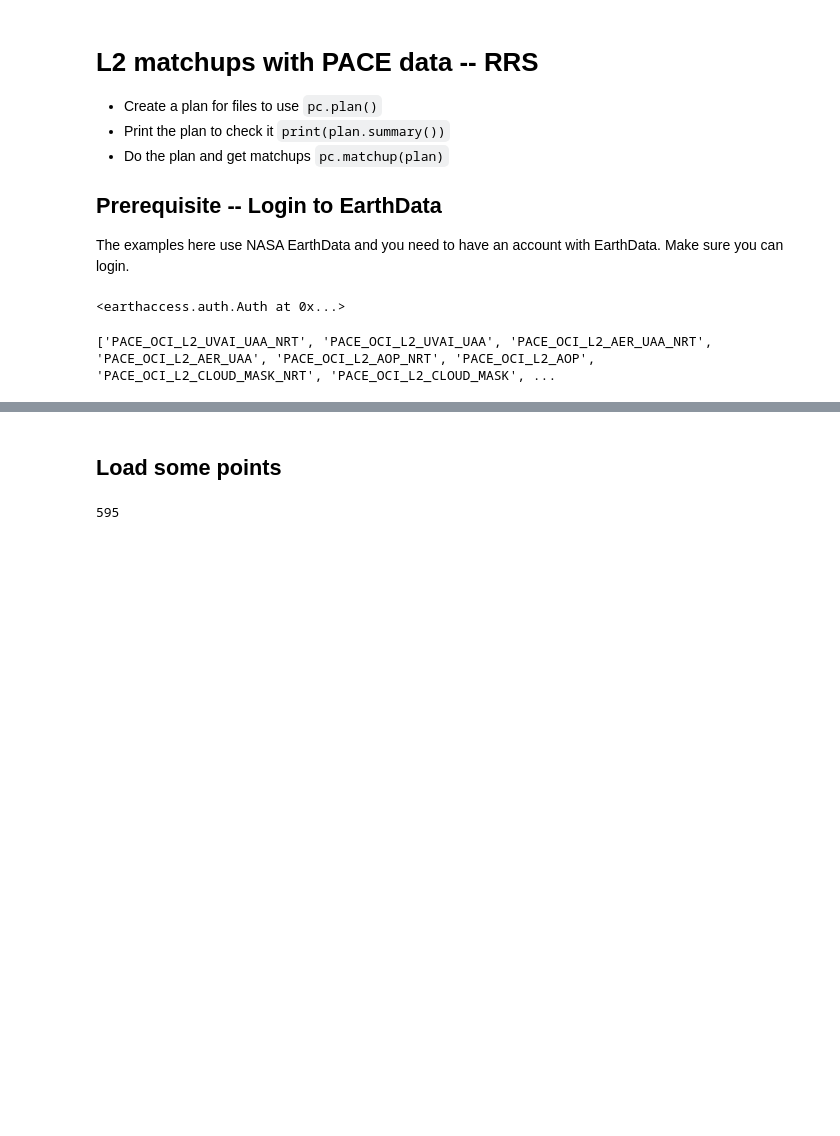
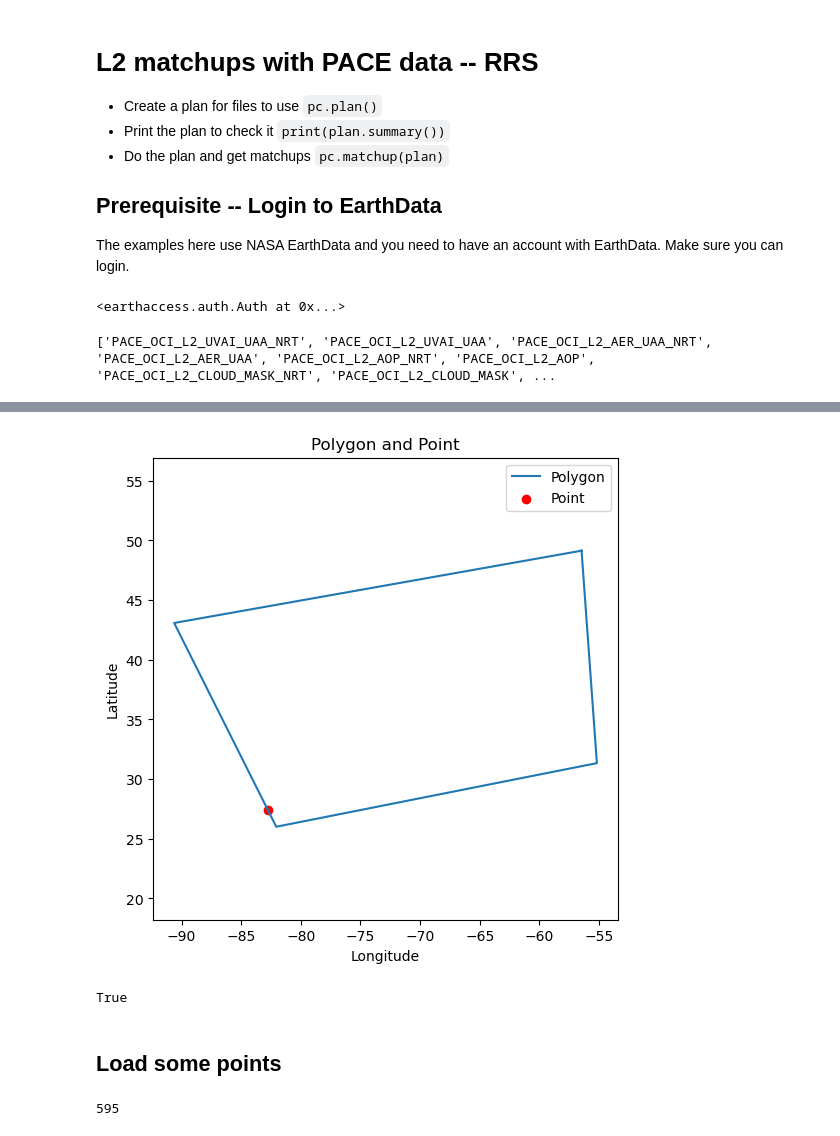
Before and after one commit to fish-pace/point-collocation, a Jupyter notebook: examples/l2_examples.ipynb, the cells around one changed output, grey strips where cells are left out. Drawn from its saved outputs; the diff is of its cells as text; code cells hidden in the pictures; blank space fills up the shorter version.

```diff
--- a/examples/l2_examples.ipynb
+++ b/examples/l2_examples.ipynb
@@ -40,3 +84,56 @@ len(results)
+# %%
+from shapely import wkt
+import matplotlib.pyplot as plt
+
+# polygon from your metadata
+poly_wkt = """
+POLYGON ((-56.46700 49.14474,
+          -90.61504 43.08701,
+          -82.05746 26.00619,
+          -55.18192 31.33828,
+          -56.46700 49.14474))
+"""
+
+polygon = wkt.loads(poly_wkt)
+
+# point
+lon, lat = -82.7375, 27.3835
+
+# extract polygon coordinates
+x, y = polygon.exterior.xy
+
+plt.figure(figsize=(6,6))
+plt.plot(x, y, label="Polygon")
+plt.scatter(lon, lat, color="red", label="Point")
+
+plt.xlabel("Longitude")
+plt.ylabel("Latitude")
+plt.legend()
+plt.title("Polygon and Point")
+plt.axis("equal")
+
+plt.show()
+# %% [output]
+[figure, added]
+# %%
+from shapely import wkt
+from shapely.geometry import Point
+
+poly_wkt = """
+POLYGON ((-56.46700 49.14474,
+          -90.61504 43.08701,
+          -82.05746 26.00619,
+          -55.18192 31.33828,
+          -56.46700 49.14474))
+"""
+
+polygon = wkt.loads(poly_wkt)
+
+point = Point(-82.7375, 27.3835)
+
+polygon.contains(point)
+# %% [output]
+True
 # %% [markdown]
 ## Load some points
 # %%
```
Also changed, not shown: parts of 7 cells of this notebook.
